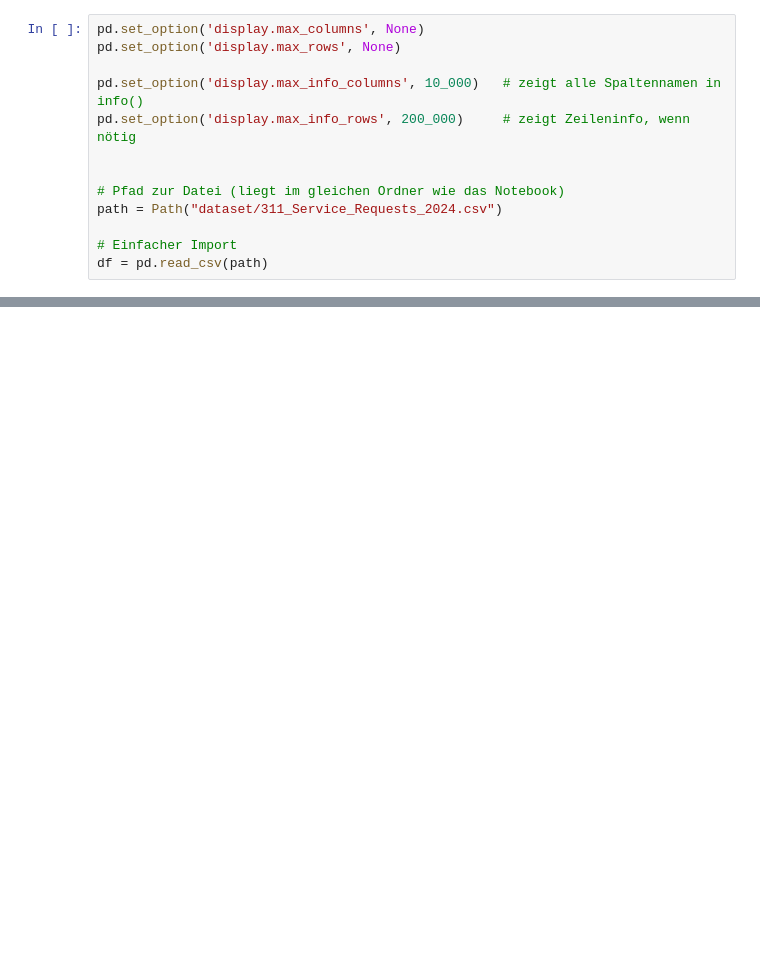
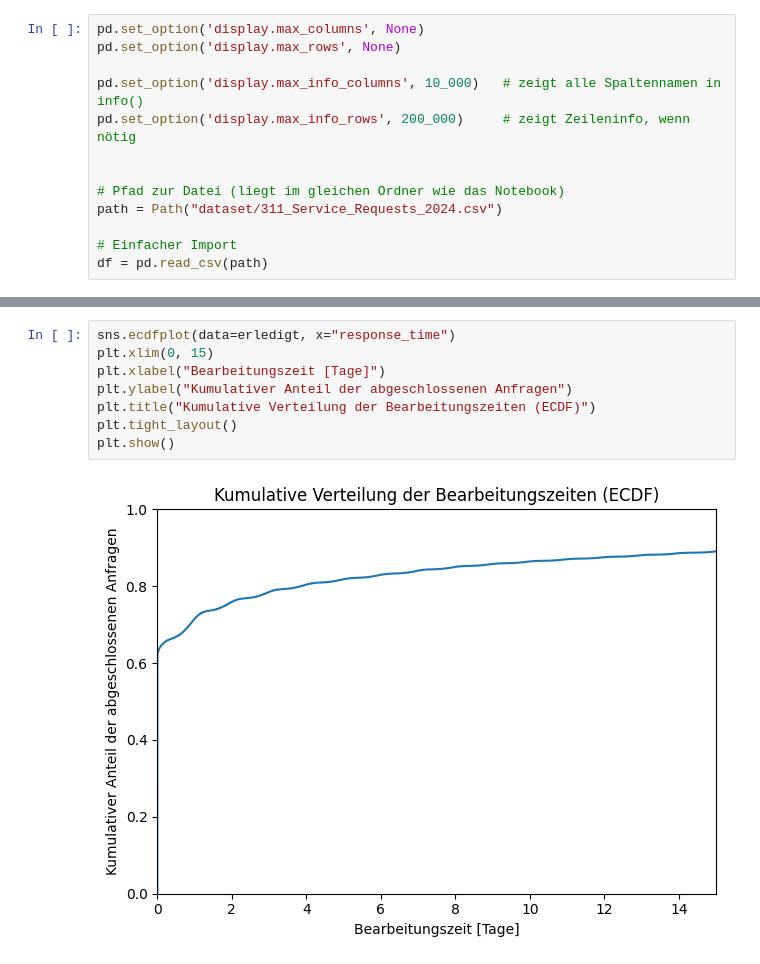
Before and after one commit to Ameowsle/Statistic-Macher, a Jupyter notebook: VL_3_Projekt.ipynb, the cells around one changed output, grey strips where cells are left out. Saved outputs shown, nothing was run; the diff lists cells and outputs as text; blank space fills up the shorter version.

```diff
--- a/VL_3_Projekt.ipynb
+++ b/VL_3_Projekt.ipynb
@@ -119,0 +89,10 @@ plt.show()
+# %%
+sns.ecdfplot(data=erledigt, x="response_time")
+plt.xlim(0, 15)
+plt.xlabel("Bearbeitungszeit [Tage]")
+plt.ylabel("Kumulativer Anteil der abgeschlossenen Anfragen")
+plt.title("Kumulative Verteilung der Bearbeitungszeiten (ECDF)")
+plt.tight_layout()
+plt.show()
+# %% [output]
+[figure, added]
```
Also changed, not shown: parts of 51 cells of this notebook.
